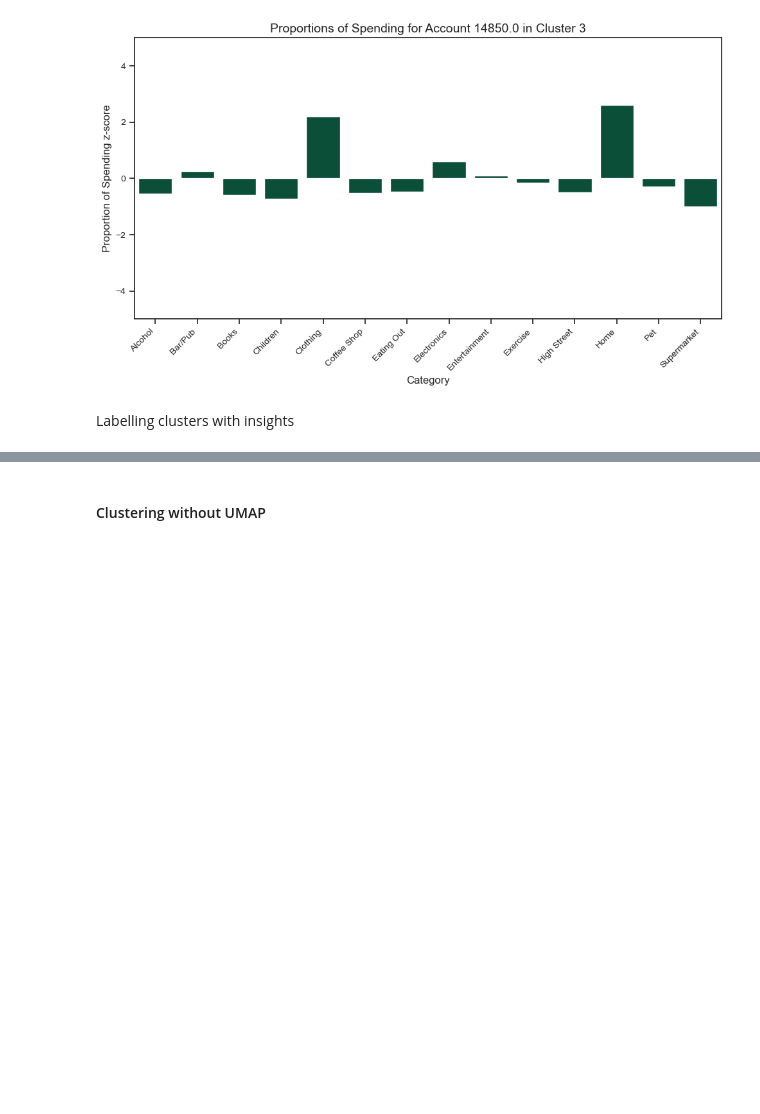
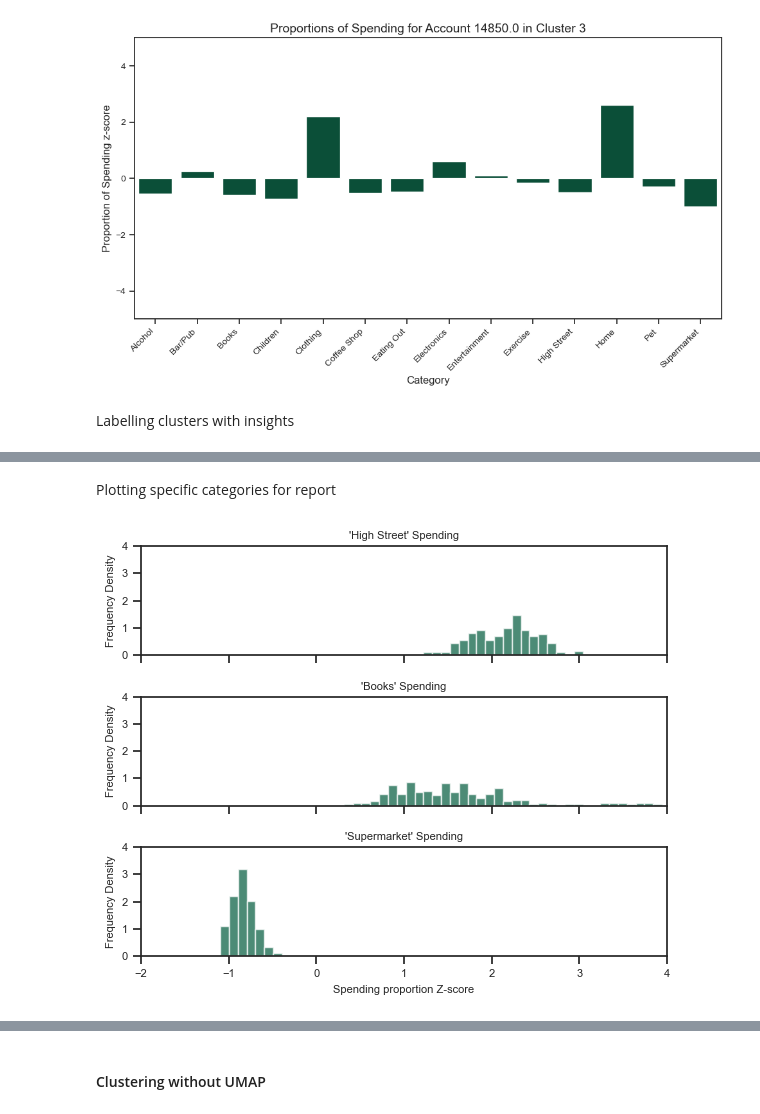
Before and after one commit to UoB-DSMP-2023-24/dsmp-2024-group34, a Jupyter notebook: Dataset_1_Clustering_spending_Z-score_normalisation.ipynb, the cells around one changed output, grey strips where cells are left out. Saved outputs shown, nothing was run; the diff lists cells and outputs as text; code cells hidden in the pictures; blank space fills up the shorter version.

Commit message:
Creating figures

```diff
--- a/Dataset_1_Clustering_spending_Z-score_normalisation.ipynb
+++ b/Dataset_1_Clustering_spending_Z-score_normalisation.ipynb
@@ -569,0 +370,38 @@ categories
+# %% [markdown]
+Plotting specific categories for report
+# %%
+cluster = 10
+
+cluster_data = spending_data[spending_data['cluster_label'] == cluster]
+
+chosen_categories = ['High Street', 'Books', 'Supermarket']
+
+
+fig, axs = plt.subplots(len(chosen_categories), 1, figsize=(6, 5))
+
+min_value = cluster_data[chosen_categories].min().min()
+max_value = cluster_data[chosen_categories].max().max()
+
+num_bins = 50
+
+bin_edges = np.linspace(min_value, max_value, num_bins+1)
+
+for i, category in enumerate(chosen_categories):
+
+    axs[i].hist(cluster_data[category], bins=bin_edges, density=True, alpha=0.7, color='#005a3c')
+    axs[i].set_title(f"'{category}' Spending", fontsize=8, loc='center', pad=5)
+    axs[i].set_ylabel('Frequency Density', fontsize=8)
+    axs[i].tick_params(axis='y', labelsize=8)
+    axs[i].set_xlim(-2, 4)
+    axs[i].set_ylim(0, 4)
+
+axs[0].tick_params(axis='x', labelbottom= False)
+axs[1].tick_params(axis='x', labelbottom= False)
+axs[2].set_xlabel('Spending proportion Z-score', fontsize=8)
+axs[2].tick_params(labelsize=8)
+plt.subplots_adjust(top=1)
+plt.savefig("Spending_in_cluster_10.png", dpi=300, bbox_inches='tight')
+plt.tight_layout()
+plt.show()
+# %% [output]
+[figure, added]
```
Also changed, not shown: parts of 40 cells of this notebook, 4 other files.
